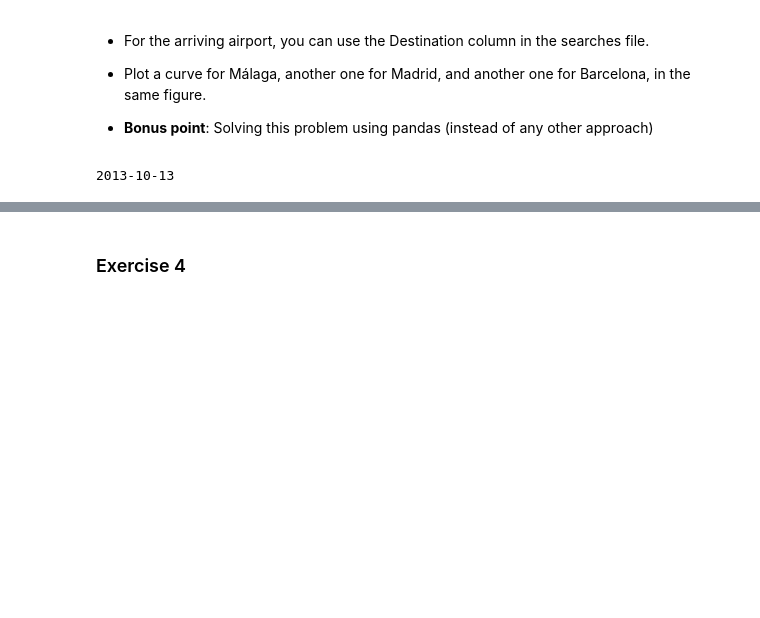
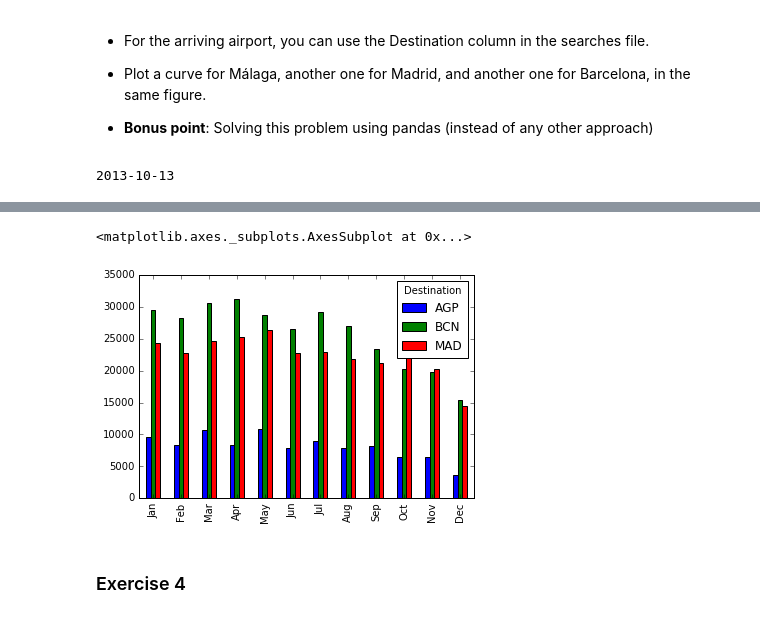
Before and after one commit to evolsidog/Master-Data-Science-Kschool, a Jupyter notebook: Challenge.ipynb, the cells around one changed output, grey strips where cells are left out. Drawn from its saved outputs; the diff is of its cells as text; code cells hidden in the pictures; blank space fills up the shorter version.

```diff
--- a/Challenge.ipynb
+++ b/Challenge.ipynb
@@ -250,3 +303,9 @@ Populating the interactive namespace from numpy and matplotlib
+# %%
+# the bar plot can be more visual
+df.plot(kind='bar')
+# %% [output]
+<matplotlib.axes._subplots.AxesSubplot at 0x...>
+[figure, added]
 # %% [markdown]
 ### Exercise 4
 # %% [markdown]
```
Also changed, not shown: parts of 6 cells of this notebook.
